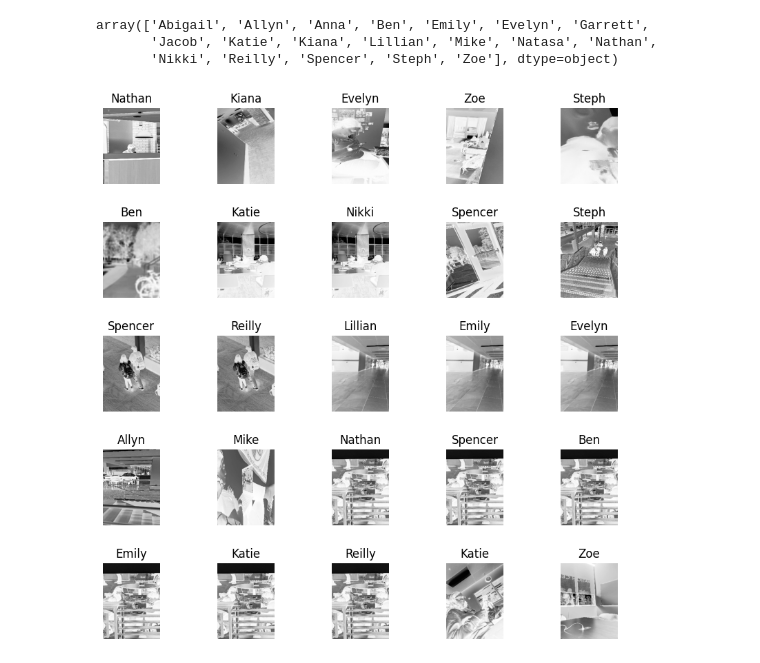
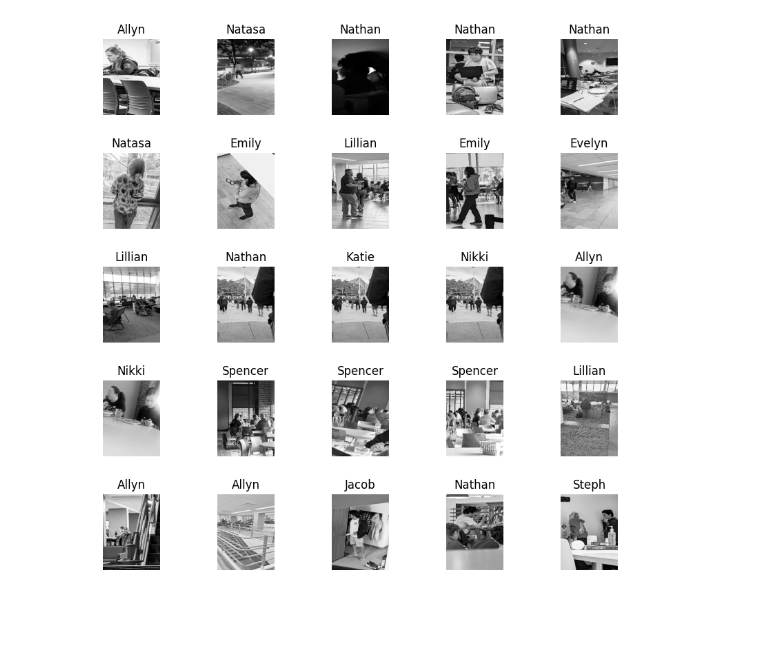
Before and after one commit to rhit-loydma/csse416_sniping_predictor, a Jupyter notebook: test_parser.ipynb, the cells around one changed output. Cells and saved outputs as stored; diff of their text form; code cells hidden in the pictures; blank space fills up the shorter version.

Commit message:
saving and parsing of metadata features

```diff
--- a/test_parser.ipynb
+++ b/test_parser.ipynb
@@ -13,6 +14,8 @@ IMAGE_WIDTH = 192
 
 data = np.load('snipe_data.npz')['arr_0']
 labels = data[:,0]
-data = data[:,1:]
+metadata = data[:,1:8]
+image_data = data[:,8:]
 # data = data.reshape(-1, IMAGE_HEIGHT, IMAGE_WIDTH, 3)
-data = data.reshape(-1, IMAGE_HEIGHT, IMAGE_WIDTH, 1)
+image_data = image_data.reshape(-1, IMAGE_HEIGHT, IMAGE_WIDTH, 1).astype(np.uint8)
+print(image_data.shape)
@@ -26,17 +75,7 @@ def PlotImages(ix_start,num_img,rows,cols,images,labels,label_names):
         plt.axis('off')
         plt.imshow(-1*images[ix_start+i]+256, cmap="Greys")
         plt.title(label_names[labels[ix_start+i]])
-# %%
-# Create image label names
-label_names = pd.read_csv('labels.csv',header=None)
-label_names = label_names.values.flatten()
-label_names = label_names.flatten()
-label_names
-# %% [output]
-array(['Abigail', 'Allyn', 'Anna', 'Ben', 'Emily', 'Evelyn', 'Garrett',
-       'Jacob', 'Katie', 'Kiana', 'Lillian', 'Mike', 'Natasa', 'Nathan',
-       'Nikki', 'Reilly', 'Spencer', 'Steph', 'Zoe'], dtype=object)
 # %%
-PlotImages(0,25,5,5, data,labels,label_names)
+PlotImages(0,25,5,5, image_data,labels,label_names)
 # %% [output]
-[figure, old version]
+[figure, new version]
```
Also changed, not shown: parts of 4 cells of this notebook, 1 other file.
